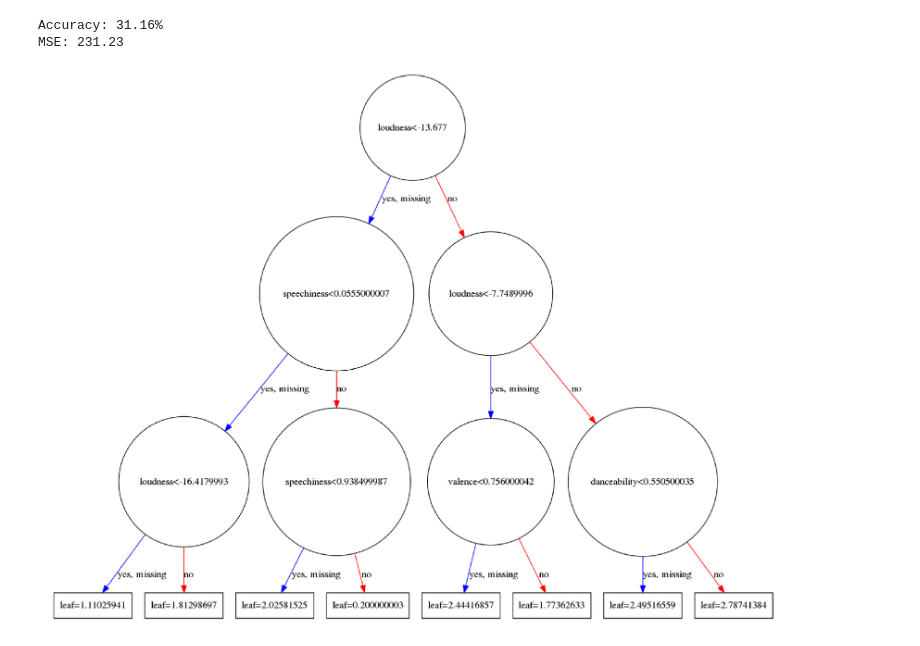
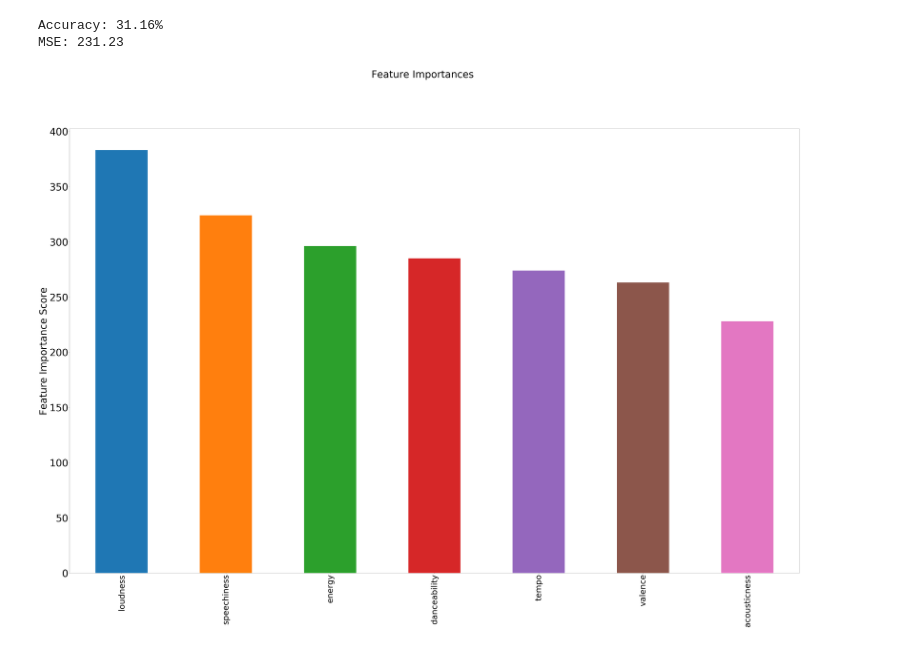
Before and after one commit to inSam/SoundScorer221, a Jupyter notebook: baseline.ipynb, the cells around one changed output. Drawn from its saved outputs; the diff is of its cells as text; code cells hidden in the pictures.

Commit message:
added code for plotting feature importance

```diff
--- a/baseline.ipynb
+++ b/baseline.ipynb
@@ -264,10 +264,20 @@ print("MSE: %.2f"
 Accuracy: 31.16%
 MSE: 231.23
 # %%
-rcParams['figure.figsize'] = 80,50
-plot_tree(XGB)
-fig = plt.gcf()
-fig.set_size_inches(50, 30)
-fig.savefig('tree.eps')
+#Commented out to save memory
+
+#rcParams['figure.figsize'] = 80,50
+#plot_tree(XGB)
+#fig = plt.gcf()
+#fig.set_size_inches(50, 30)
+#fig.savefig('tree.eps')
-# %% [output]
-[figure, removed]
+# %%
+feat_imp = pd.Series(XGB.get_booster().get_fscore()).sort_values(ascending=False)
+feat_imp.plot(kind='bar')
+plt.xticks(size = 50)
+plt.yticks(size = 60)
+plt.suptitle('Feature Importances', fontsize=60)
+plt.ylabel('Feature Importance Score', size = 60)
+plt.savefig("FE.eps")
+# %% [output]
+[figure, added]
```
Also changed, not shown: 1 other file.
